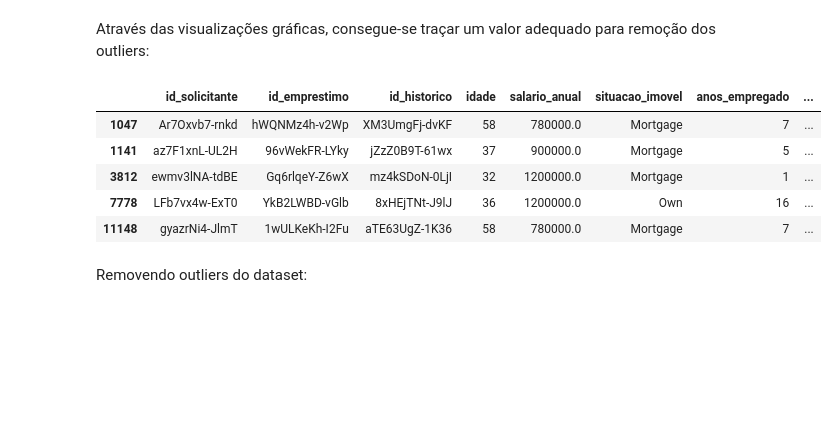
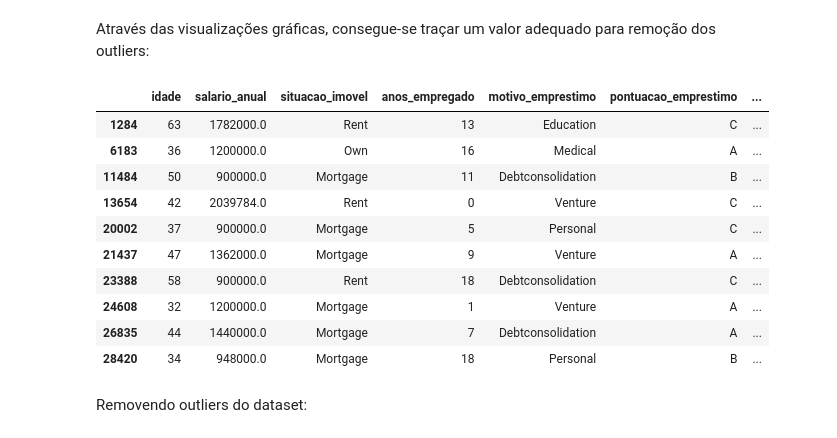
Before and after one commit to tarik-pomim/challenge_dados_082022, a Jupyter notebook: challenge_dados_alura.ipynb, the cells around one changed output. Drawn from its saved outputs; the diff is of its cells as text; code cells hidden in the pictures; blank space fills up the shorter version.

```diff
--- a/challenge_dados_alura.ipynb
+++ b/challenge_dados_alura.ipynb
@@ -224,5 +226,6 @@ Remove-se todas as linhas que contém valores nulos e realiza-se uma cópia para
 # %%
 dados = dataset.dropna().copy()
+dados.drop(['id_solicitante', 'id_emprestimo', 'id_historico'], axis = 1, inplace = True)
 dados.reset_index(drop=True, inplace=True)
 dados.info()
 # %% [output]
@@ -285,0 +293,2 @@ memory usage: 1.4+ MB
+# %%
+dados.reset_index(drop=True, inplace=True)
@@ -316,2 +337,2 @@ Encontrado mutuário com supostos 144 anos de idade. Como não podemos concluir
 # %%
-dados.drop([163], inplace=True)
+dados.drop(dados.loc[dados['idade'] > 100].index, inplace=True)
@@ -353,13 +391,18 @@ fig.show()
 # %% [markdown]
 Através das visualizações gráficas, consegue-se traçar um valor adequado para remoção dos outliers:
 # %%
-dados.loc[dados['salario_anual'] > 708000]
+dados.loc[dados['salario_anual'] > 800000]
 # %% [output]
-|  | id_solicitante | id_emprestimo | id_historico | idade | salario_anual | situacao_imovel | anos_empregado | ... |
-| 1047 | Ar7Oxvb7-rnkd | hWQNMz4h-v2Wp | XM3UmgFj-dvKF | 58 | 780000.0 | Mortgage | 7 | ... |
-| 1141 | az7F1xnL-UL2H | 96vWekFR-LYky | jZzZ0B9T-61wx | 37 | 900000.0 | Mortgage | 5 | ... |
-| 3812 | ewmv3lNA-tdBE | Gq6rlqeY-Z6wX | mz4kSDoN-0LjI | 32 | 1200000.0 | Mortgage | 1 | ... |
-| 7778 | LFb7vx4w-ExT0 | YkB2LWBD-vGlb | 8xHEjTNt-J9lJ | 36 | 1200000.0 | Own | 16 | ... |
-| 11148 | gyazrNi4-JlmT | 1wULKeKh-I2Fu | aTE63UgZ-1K36 | 58 | 780000.0 | Mortgage | 7 | ... |
+|  | idade | salario_anual | situacao_imovel | anos_empregado | motivo_emprestimo | pontuacao_emprestimo | ... |
+| 1284 | 63 | 1782000.0 | Rent | 13 | Education | C | ... |
+| 6183 | 36 | 1200000.0 | Own | 16 | Medical | A | ... |
+| 11484 | 50 | 900000.0 | Mortgage | 11 | Debtconsolidation | B | ... |
+| 13654 | 42 | 2039784.0 | Rent | 0 | Venture | C | ... |
+| 20002 | 37 | 900000.0 | Mortgage | 5 | Personal | C | ... |
+| 21437 | 47 | 1362000.0 | Mortgage | 9 | Venture | A | ... |
+| 23388 | 58 | 900000.0 | Rent | 18 | Debtconsolidation | C | ... |
+| 24608 | 32 | 1200000.0 | Mortgage | 1 | Venture | A | ... |
+| 26835 | 44 | 1440000.0 | Mortgage | 7 | Debtconsolidation | A | ... |
+| 28420 | 34 | 948000.0 | Mortgage | 18 | Personal | B | ... |
 # %% [markdown]
 Removendo outliers do dataset:
```
Also changed, not shown: parts of 159 cells of this notebook.
